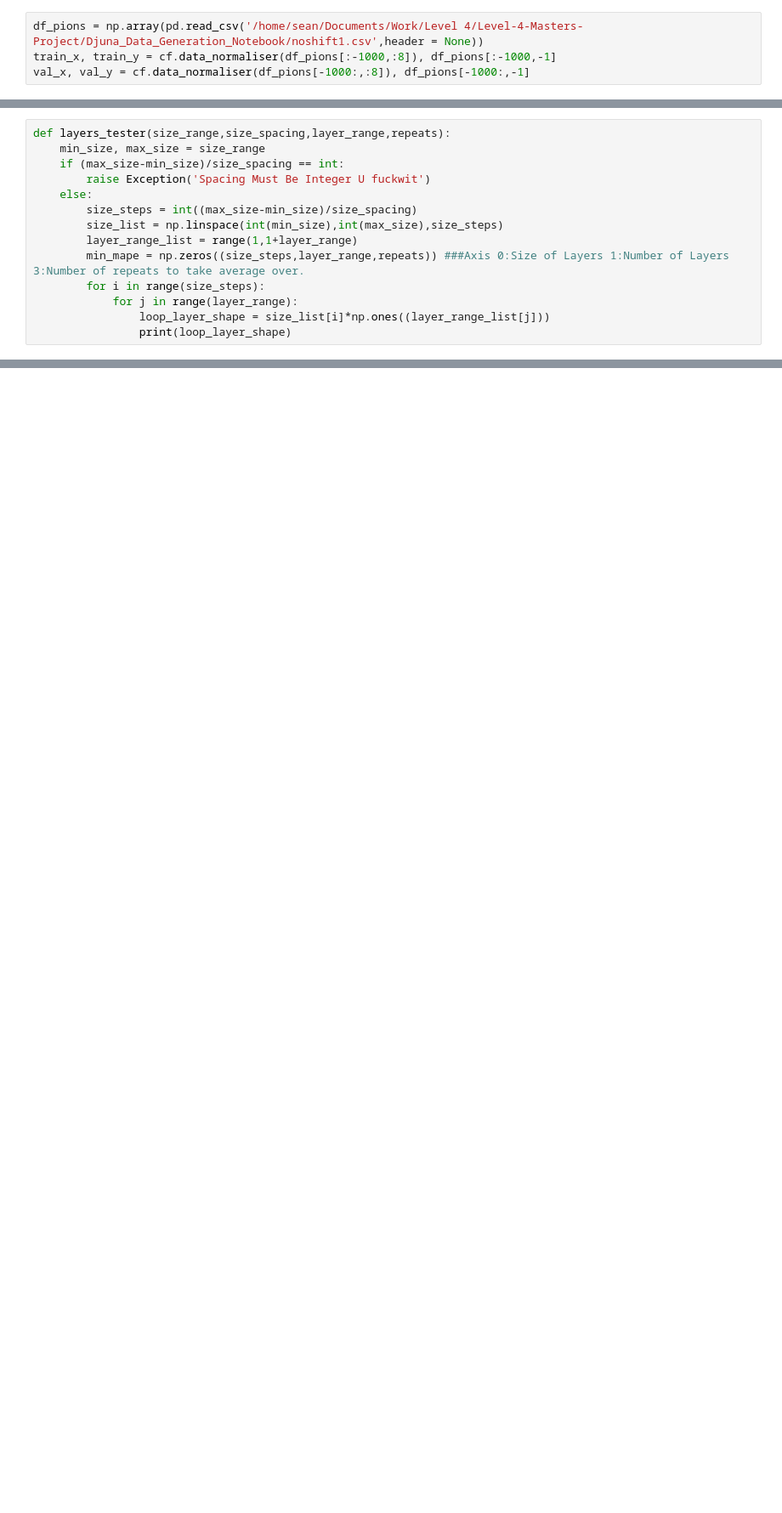
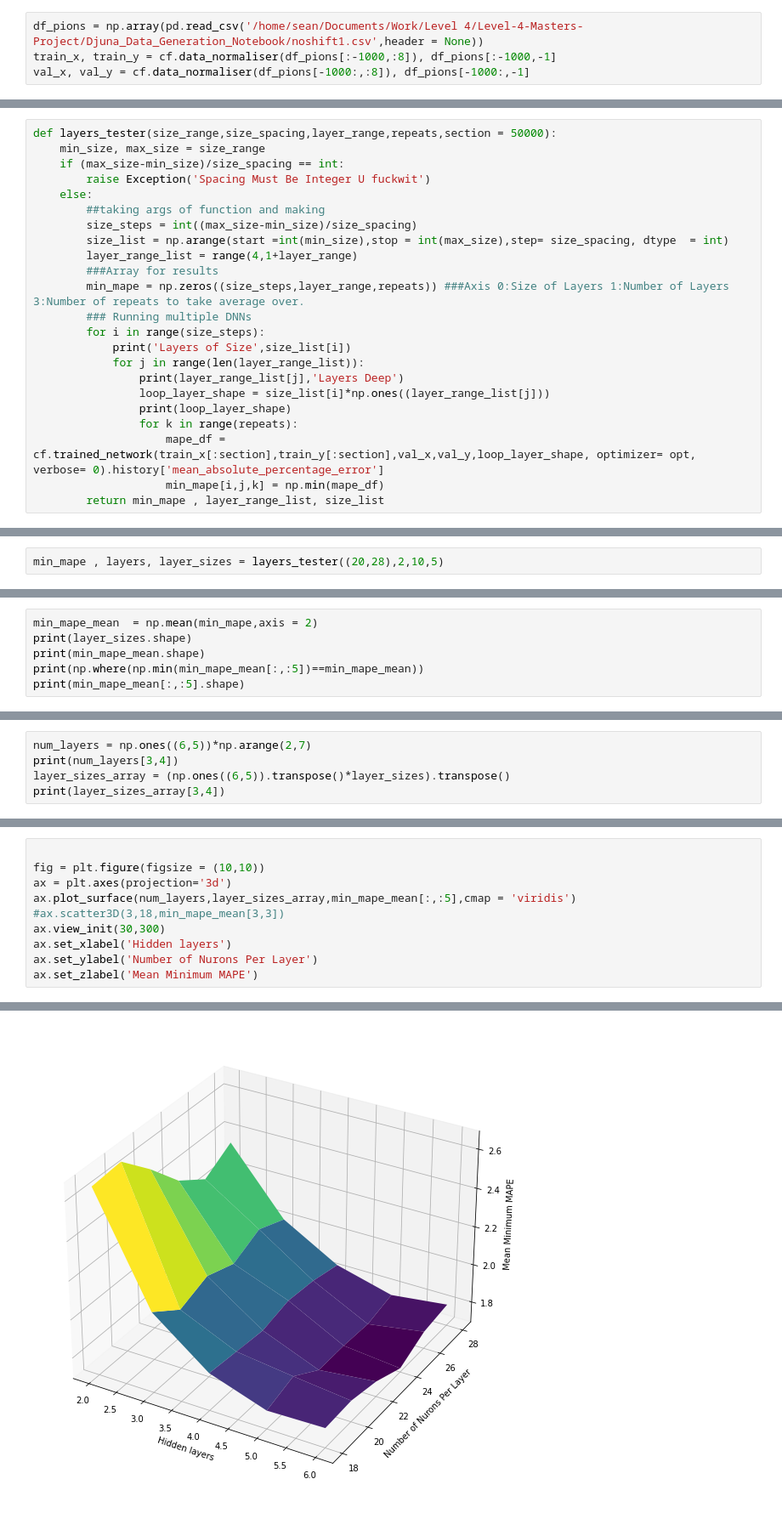
Before and after one commit to seancraven/Level-4-Masters-Project, a Jupyter notebook: Djuna_Data_Generation_Notebook/Layers_testing .ipynb, the cells around one changed output, grey strips where cells are left out. Shown at 85% size. Drawn from its saved outputs; the diff is of its cells as text; blank space fills up the shorter version.

```diff
--- a/Djuna_Data_Generation_Notebook/Layers_testing .ipynb
+++ b/Djuna_Data_Generation_Notebook/Layers_testing .ipynb
@@ -14,14 +15,23 @@ opt = keras.optimizers.Adam(learning_rate= 0.005, beta_1 = 0.7, beta_2= 0.99)
 # %%
-def layers_tester(size_range,size_spacing,layer_range,repeats):
+def layers_tester(size_range,size_spacing,layer_range,repeats,section = 50000):
     min_size, max_size = size_range
     if (max_size-min_size)/size_spacing == int:
         raise Exception('Spacing Must Be Integer U fuckwit')
     else:
+        ##taking args of function and making
         size_steps = int((max_size-min_size)/size_spacing)
-        size_list = np.linspace(int(min_size),int(max_size),size_steps)
-        layer_range_list = range(1,1+layer_range)
+        size_list = np.arange(start =int(min_size),stop = int(max_size),step= size_spacing, dtype  = int)
+        layer_range_list = range(4,1+layer_range)
+        ###Array for results
         min_mape = np.zeros((size_steps,layer_range,repeats)) ###Axis 0:Size of Layers 1:Number of Layers 3:Number of repeats to take average over.
+        ### Running multiple DNNs
         for i in range(size_steps):
-            for j in range(layer_range):
+            print('Layers of Size',size_list[i])
+            for j in range(len(layer_range_list)):
+                print(layer_range_list[j],'Layers Deep')
                 loop_layer_shape = size_list[i]*np.ones((layer_range_list[j]))
                 print(loop_layer_shape)
+                for k in range(repeats):
+                    mape_df = cf.trained_network(train_x[:section],train_y[:section],val_x,val_y,loop_layer_shape, optimizer= opt, verbose= 0).history['mean_absolute_percentage_error']
+                    min_mape[i,j,k] = np.min(mape_df)
+        return min_mape , layer_range_list, size_list
@@ -47,0 +38,2 @@ layers_tester((0,10),2,5,5)
+# %%
+min_mape , layers, layer_sizes = layers_tester((20,28),2,10,5)
@@ -47,0 +57,6 @@ layers_tester((0,10),2,5,5)
+# %%
+min_mape_mean  = np.mean(min_mape,axis = 2)
+print(layer_sizes.shape)
+print(min_mape_mean.shape)
+print(np.where(np.min(min_mape_mean[:,:5])==min_mape_mean))
+print(min_mape_mean[:,:5].shape)
@@ -47,0 +68,5 @@ layers_tester((0,10),2,5,5)
+# %%
+num_layers = np.ones((6,5))*np.arange(2,7)
+print(num_layers[3,4])
+layer_sizes_array = (np.ones((6,5)).transpose()*layer_sizes).transpose()
+print(layer_sizes_array[3,4])
@@ -47,0 +76,11 @@ layers_tester((0,10),2,5,5)
+# %%
+
+fig = plt.figure(figsize = (10,10))
+ax = plt.axes(projection='3d')
+ax.plot_surface(num_layers,layer_sizes_array,min_mape_mean[:,:5],cmap = 'viridis')
+#ax.scatter3D(3,18,min_mape_mean[3,3])
+ax.view_init(30,300)
+ax.set_xlabel('Hidden layers')
+ax.set_ylabel('Number of Nurons Per Layer')
+ax.set_zlabel('Mean Minimum MAPE')
+# %% [output]
@@ -47,0 +88 @@ layers_tester((0,10),2,5,5)
+[figure, added]
```
Also changed, not shown: parts of 9 cells of this notebook, 3 other files.
